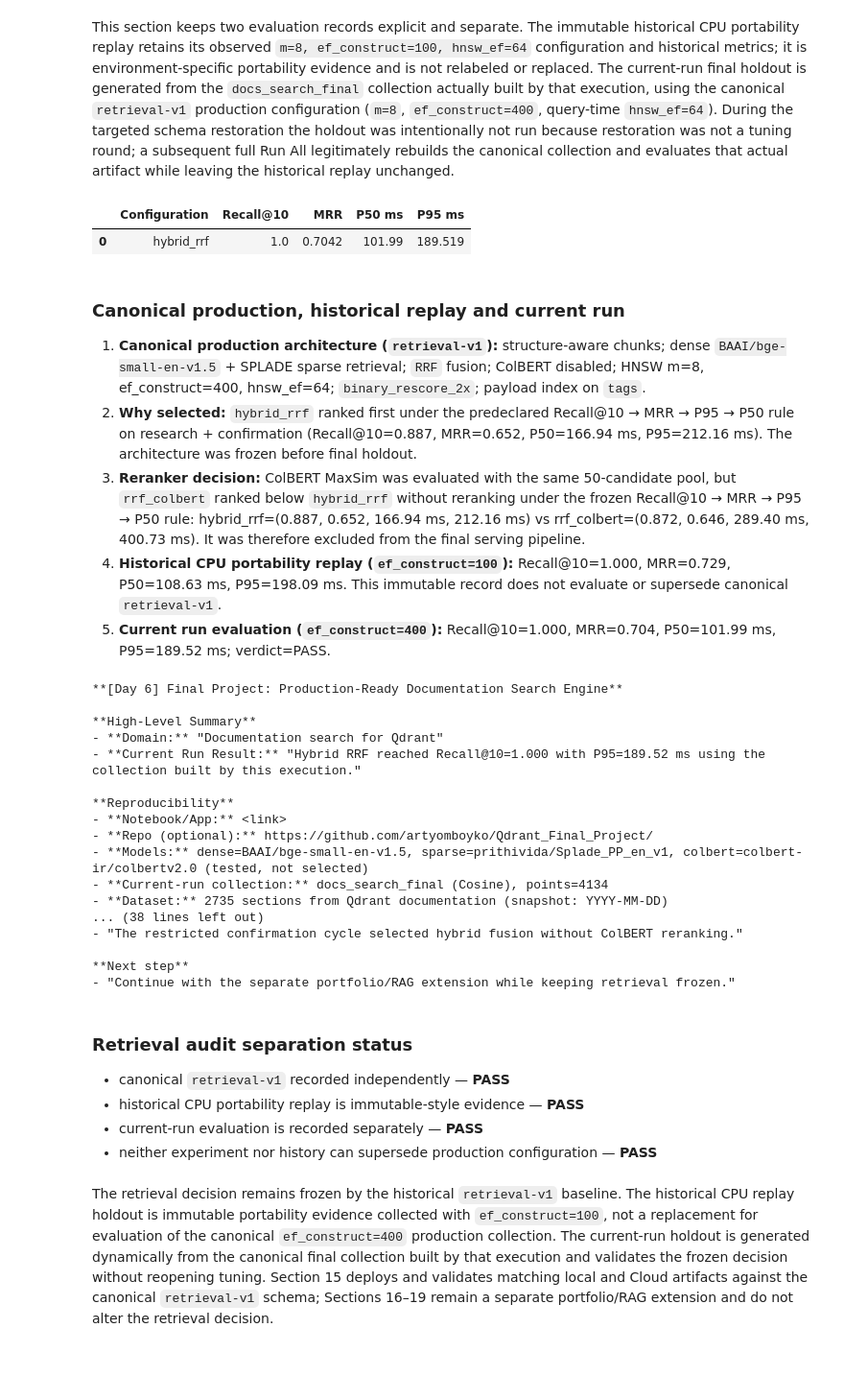
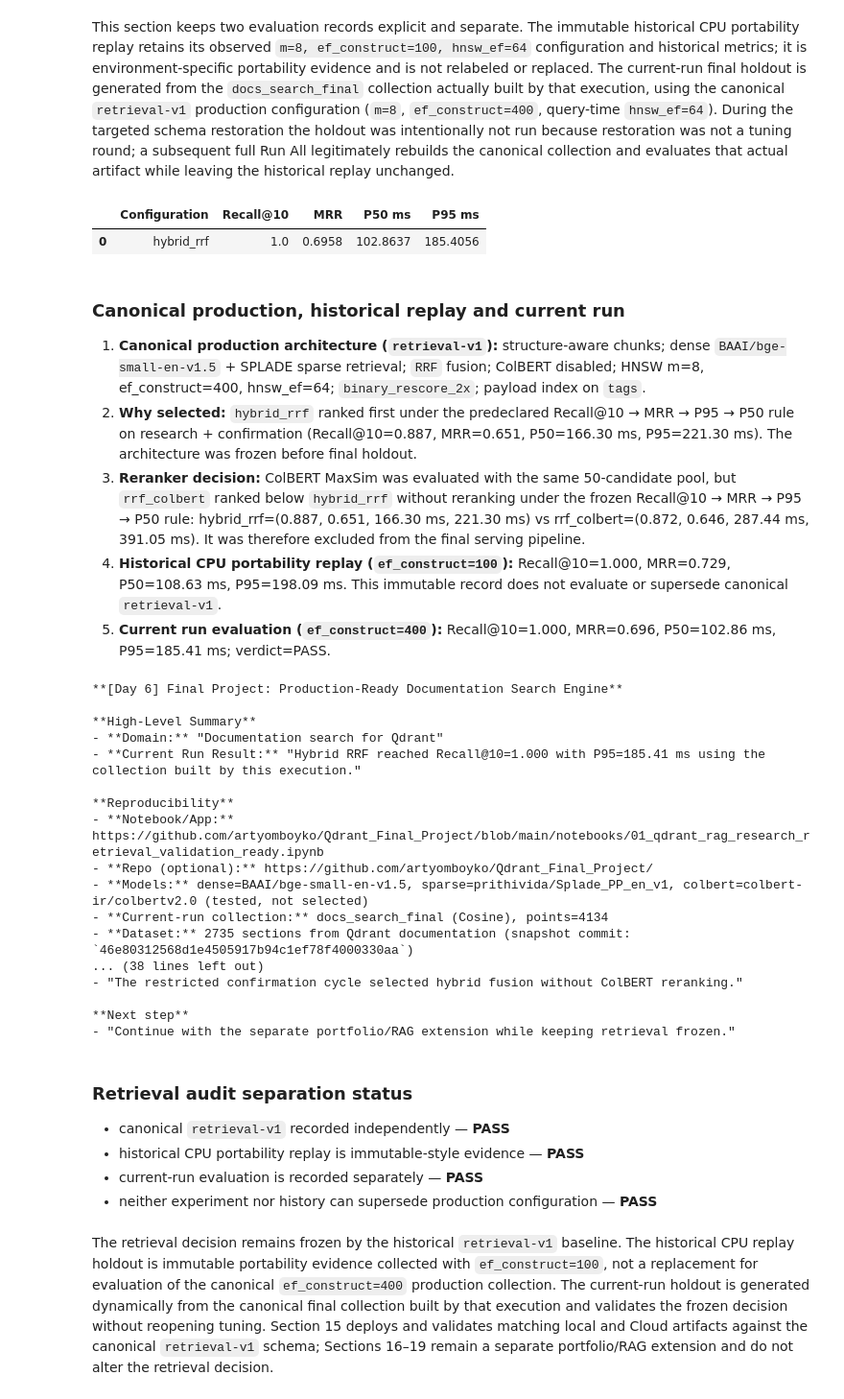
Before and after one commit to artyomboyko/Qdrant_Final_Project, a Jupyter notebook: notebooks/01_qdrant_rag_research_retrieval.ipynb, the cells around one changed output. Shown at 96% size. Drawn from its saved outputs; the diff is of its cells as text; code cells hidden in the pictures; blank space fills up the shorter version.

```diff
--- a/notebooks/01_qdrant_rag_research_retrieval.ipynb
+++ b/notebooks/01_qdrant_rag_research_retrieval.ipynb
@@ -8209,11 +8213,11 @@ course_result_markdown = f"""
 - **Current Run Result:** "Hybrid RRF reached Recall@10={current_run_row['recall_at_10']:.3f} with P95={current_run_row['p95_ms']:.2f} ms using the collection built by this execution."
 
 **Reproducibility**
-- **Notebook/App:** <link>
+- **Notebook/App:** https://github.com/artyomboyko/Qdrant_Final_Project/blob/main/notebooks/01_qdrant_rag_research_retrieval_validation_ready.ipynb
 - **Repo (optional):** https://github.com/artyomboyko/Qdrant_Final_Project/
 - **Models:** dense={DENSE_MODEL_NAME}, sparse={SPARSE_MODEL_NAME}, colbert={COLBERT_MODEL_NAME} (tested, not selected)
 - **Current-run collection:** {FINAL_CONFIG['collection_name']} (Cosine), points={final_point_count}
-- **Dataset:** {len(clean_sections_df)} sections from Qdrant documentation (snapshot: YYYY-MM-DD)
+- **Dataset:** {len(clean_sections_df)} sections from Qdrant documentation (snapshot commit: `46e80312568d1e4505917b94c1ef78f4000330aa`)
 - **Ground truth:** {len(all_evaluation_df)} queries (how-to / concept / api / troubleshooting)
 
 **Current Run Settings**
@@ -8273,54 +8277,54 @@ retrieval_audit_payload.update(
         "manifest": RUN_MANIFEST,
     }
 )
 serialized_retrieval_audit = json.dumps(
     retrieval_audit_payload, separators=(",", ":")
 ).encode("utf-8")
 retrieval_audit_bundle = {
     "encoding": "gzip+base64/json",
     "scope": "retrieval-audit-canonical-history-current-v1",
     "raw_runs_embedded": False,
     "uncompressed_bytes": len(serialized_retrieval_audit),
     "payload": base64.b64encode(
         gzip.compress(serialized_retrieval_audit, mtime=0)
     ).decode("ascii"),
 }
 display({"application/json": retrieval_audit_bundle}, raw=True)
 display(
     Markdown(
         """
 ### Retrieval audit separation status
 
 - canonical `retrieval-v1` recorded independently — **PASS**
 - historical CPU portability replay is immutable-style evidence — **PASS**
 - current-run evaluation is recorded separately — **PASS**
 - neither experiment nor history can supersede production configuration — **PASS**
 """
     )
 )
 # %% [output]
 |  | Configuration | Recall@10 | MRR | P50 ms | P95 ms |
-| 0 | hybrid_rrf | 1.0 | 0.7042 | 101.99 | 189.519 |
+| 0 | hybrid_rrf | 1.0 | 0.6958 | 102.8637 | 185.4056 |
 
 ### Canonical production, historical replay and current run
 
 1. **Canonical production architecture (`retrieval-v1`):** structure-aware chunks; dense `BAAI/bge-small-en-v1.5` + SPLADE sparse retrieval; `RRF` fusion; ColBERT disabled; HNSW m=8, ef_construct=400, hnsw_ef=64; `binary_rescore_2x`; payload index on `tags`.
-2. **Why selected:** `hybrid_rrf` ranked first under the predeclared Recall@10 → MRR → P95 → P50 rule on research + confirmation (Recall@10=0.887, MRR=0.652, P50=166.94 ms, P95=212.16 ms). The architecture was frozen before final holdout.
-3. **Reranker decision:** ColBERT MaxSim was evaluated with the same 50-candidate pool, but `rrf_colbert` ranked below `hybrid_rrf` without reranking under the frozen Recall@10 → MRR → P95 → P50 rule: hybrid_rrf=(0.887, 0.652, 166.94 ms, 212.16 ms) vs rrf_colbert=(0.872, 0.646, 289.40 ms, 400.73 ms). It was therefore excluded from the final serving pipeline.
+2. **Why selected:** `hybrid_rrf` ranked first under the predeclared Recall@10 → MRR → P95 → P50 rule on research + confirmation (Recall@10=0.887, MRR=0.651, P50=166.30 ms, P95=221.30 ms). The architecture was frozen before final holdout.
+3. **Reranker decision:** ColBERT MaxSim was evaluated with the same 50-candidate pool, but `rrf_colbert` ranked below `hybrid_rrf` without reranking under the frozen Recall@10 → MRR → P95 → P50 rule: hybrid_rrf=(0.887, 0.651, 166.30 ms, 221.30 ms) vs rrf_colbert=(0.872, 0.646, 287.44 ms, 391.05 ms). It was therefore excluded from the final serving pipeline.
 4. **Historical CPU portability replay (`ef_construct=100`):** Recall@10=1.000, MRR=0.729, P50=108.63 ms, P95=198.09 ms. This immutable record does not evaluate or supersede canonical `retrieval-v1`.
-5. **Current run evaluation (`ef_construct=400`):** Recall@10=1.000, MRR=0.704, P50=101.99 ms, P95=189.52 ms; verdict=PASS.
+5. **Current run evaluation (`ef_construct=400`):** Recall@10=1.000, MRR=0.696, P50=102.86 ms, P95=185.41 ms; verdict=PASS.
 **[Day 6] Final Project: Production-Ready Documentation Search Engine**
 
 **High-Level Summary**
 - **Domain:** "Documentation search for Qdrant"
-- **Current Run Result:** "Hybrid RRF reached Recall@10=1.000 with P95=189.52 ms using the collection built by this execution."
+- **Current Run Result:** "Hybrid RRF reached Recall@10=1.000 with P95=185.41 ms using the collection built by this execution."
 
 **Reproducibility**
-- **Notebook/App:** <link>
+- **Notebook/App:** https://github.com/artyomboyko/Qdrant_Final_Project/blob/main/notebooks/01_qdrant_rag_research_retrieval_validation_ready.ipynb
 - **Repo (optional):** https://github.com/artyomboyko/Qdrant_Final_Project/
 - **Models:** dense=BAAI/bge-small-en-v1.5, sparse=prithivida/Splade_PP_en_v1, colbert=colbert-ir/colbertv2.0 (tested, not selected)
 - **Current-run collection:** docs_search_final (Cosine), points=4134
-- **Dataset:** 2735 sections from Qdrant documentation (snapshot: YYYY-MM-DD)
+- **Dataset:** 2735 sections from Qdrant documentation (snapshot commit: `46e80312568d1e4505917b94c1ef78f4000330aa`)
 ... (38 lines left out)
 - "The restricted confirmation cycle selected hybrid fusion without ColBERT reranking."
 
```
Also changed, not shown: parts of 215 cells of this notebook, 12 other files.
